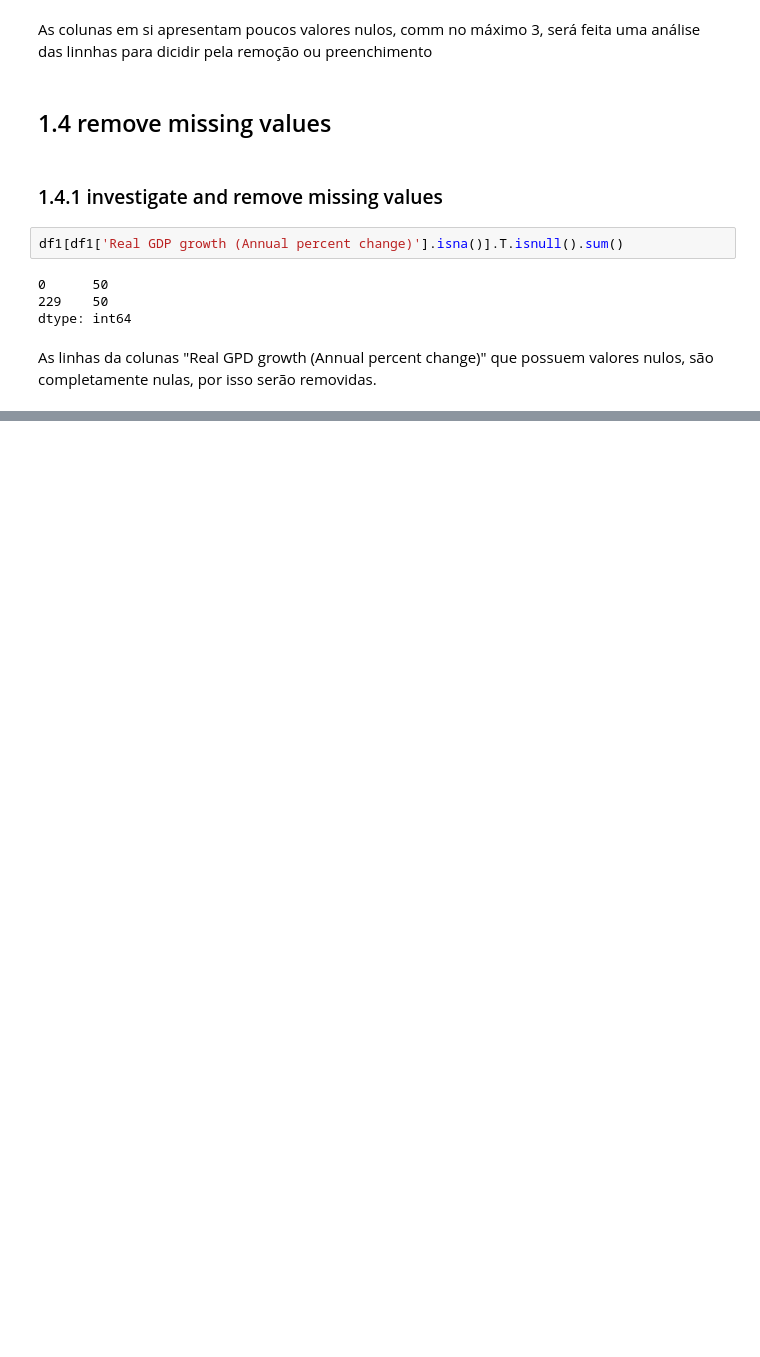
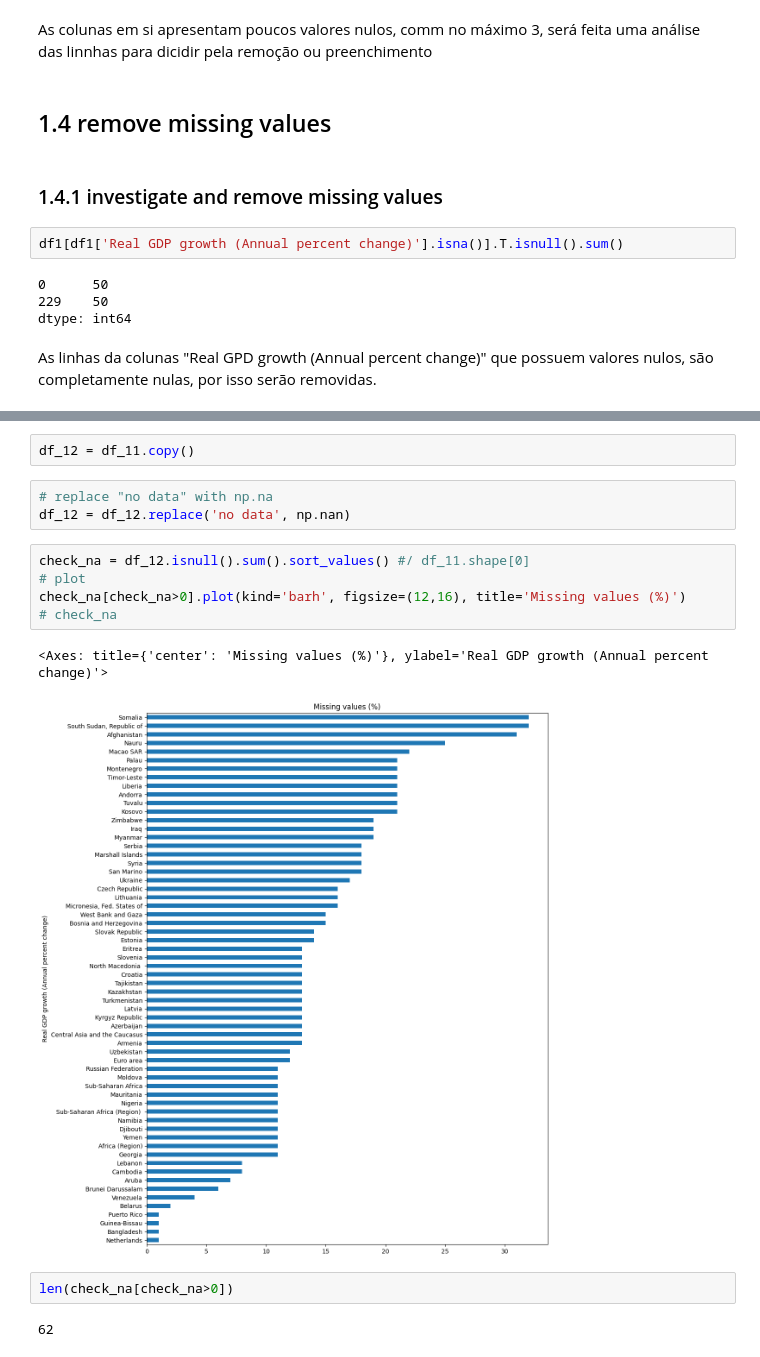
Before and after one commit to lavinomenezes/Desafio_DS_Series_Temporais, a Jupyter notebook: notebooks/desafio_ds_v01_data_description.ipynb, the cells around one changed output, grey strips where cells are left out. Cells and saved outputs as stored; diff of their text form; blank space fills up the shorter version.

```diff
--- a/notebooks/desafio_ds_v01_data_description.ipynb
+++ b/notebooks/desafio_ds_v01_data_description.ipynb
@@ -139,0 +244,17 @@ Length: 229, dtype: float64
+# %%
+df_12 = df_11.copy()
+# %%
+# replace "no data" with np.na
+df_12 = df_12.replace('no data', np.nan)
+# %%
+check_na = df_12.isnull().sum().sort_values() #/ df_11.shape[0]
+# plot
+check_na[check_na>0].plot(kind='barh', figsize=(12,16), title='Missing values (%)')
+# check_na
+# %% [output]
+<Axes: title={'center': 'Missing values (%)'}, ylabel='Real GDP growth (Annual percent change)'>
+[figure, added]
+# %%
+len(check_na[check_na>0])
+# %% [output]
+62
```
Also changed, not shown: parts of 39 cells of this notebook.
